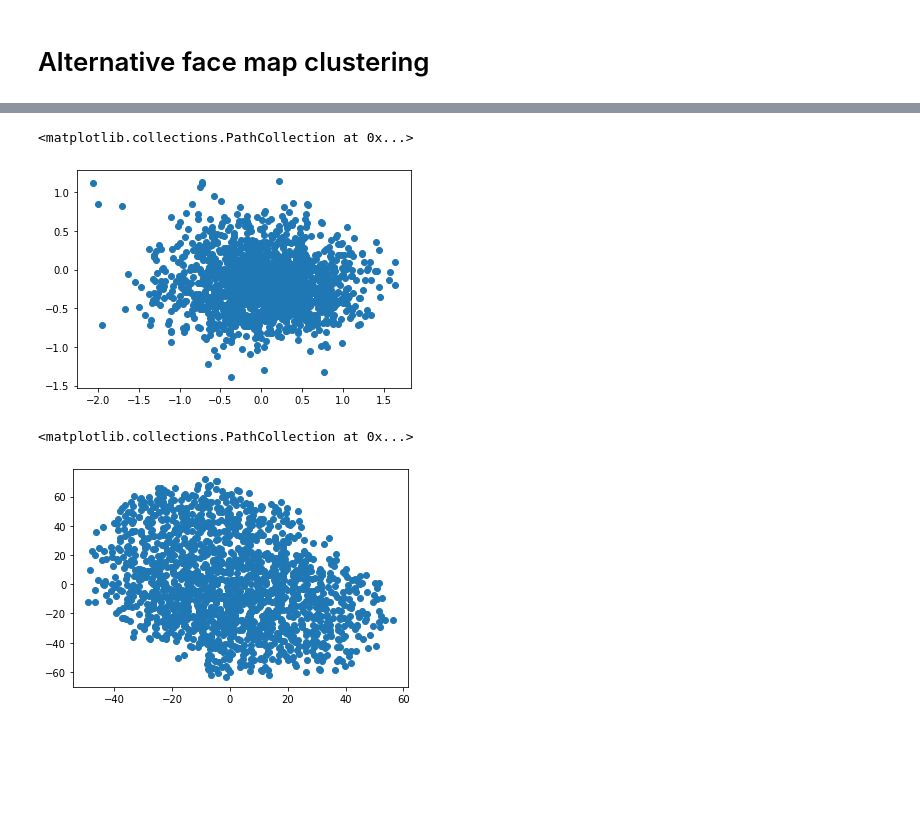
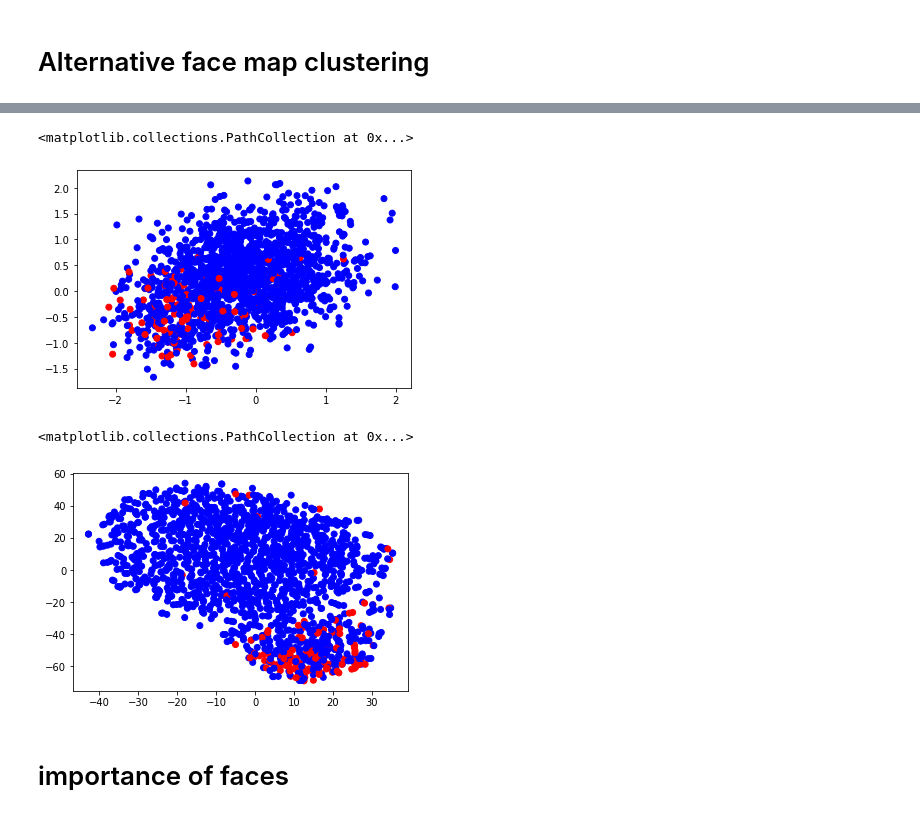
Before and after one commit to liabifano/humans-of-paris-1900, a Jupyter notebook: notebooks/Facial detection.ipynb, the cells around one changed output, grey strips where cells are left out. Cells and saved outputs as stored; diff of their text form; code cells hidden in the pictures; blank space fills up the shorter version.

Commit message:
add fixed images

```diff
--- a/notebooks/Facial detection.ipynb
+++ b/notebooks/Facial detection.ipynb
@@ -83,0 +91,8 @@ write btv1b53149320s
+# %%
+
+face_cascade = cv2.CascadeClassifier('haarcascade_frontalface_default.xml')
+img = cv2.cvtColor(np.array(image), cv2.COLOR_BGR2GRAY)
+faces = face_cascade.detectMultiScale(img, 1.1, 4)
+
+for (x, y, w, h) in faces:
+    cv2.rectangle(img, (x, y), (x+w, y+h), (255, 0, 0), 2)
@@ -197,6 +305,8 @@ references = face.iloc[:100].id.map(lambda x:  x.split('/')[-1]+'.jpg').tolist()
 matrix = face.iloc[:100].face.tolist()
 # %%
 face_json = {'users': references, 'mat': matrix}
+# %%
+gender_lables = face.gender
 # %%
 matrix = face.face.tolist()
 # %%
@@ -213,0 +319,2 @@ plt.scatter(x_pca[:,1], x_pca[:,0])
+# %%
+gender_lables = gender_lables.map(lambda x: 0 if x < .5 else 1)
@@ -222,15 +334,17 @@ transformer = random_projection.SparseRandomProjection(n_components=2)
 X_new = transformer.fit_transform(matrix)
 # %%
-plt.scatter(X_new[:,1], X_new[:,0])
+plt.scatter(X_new[:,1], X_new[:,0], c = gender_lables, cmap=plt.cm.bwr)
 # %% [output]
 <matplotlib.collections.PathCollection at 0x...>
-[figure, old version]
+[figure, new version]
 # %%
 from sklearn.manifold import TSNE
 
-X_embedded = TSNE(n_components=3).fit_transform(matrix)
+X_embedded = TSNE(n_components=2).fit_transform(matrix)
 # %%
-plt.scatter(X_embedded[:,1], X_embedded[:,0])
+plt.scatter(X_embedded[:,1], X_embedded[:,0], c = gender_lables, cmap=plt.cm.bwr)
 # %% [output]
 <matplotlib.collections.PathCollection at 0x...>
-[figure, old version]
+[figure, new version]
+# %% [markdown]
+# importance of faces
```
Also changed, not shown: parts of 36 cells of this notebook, 52 other files.
